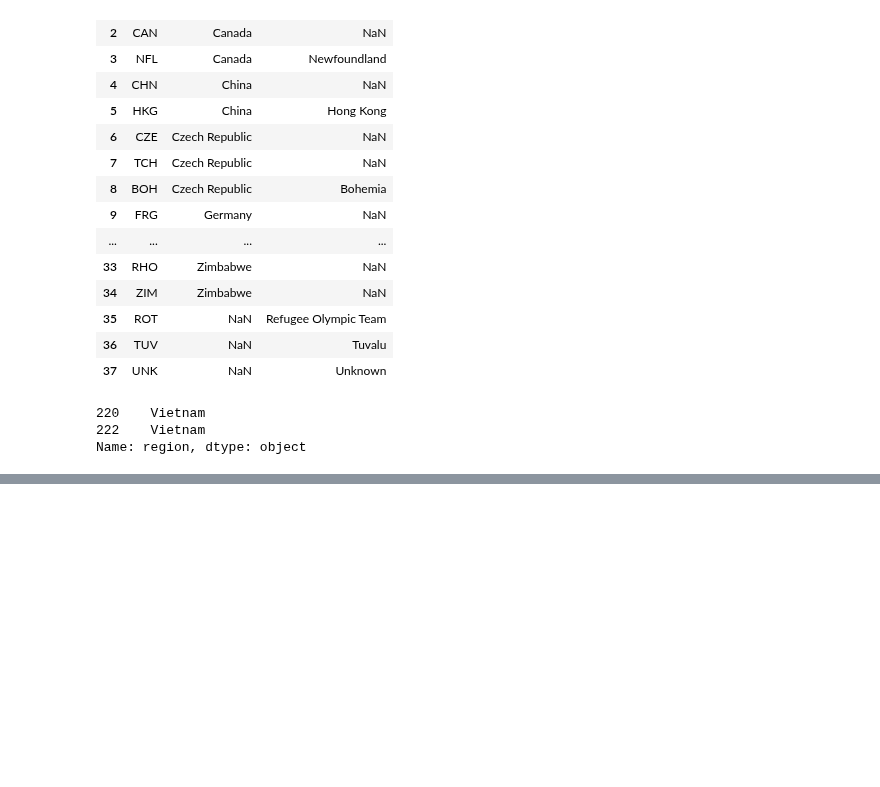
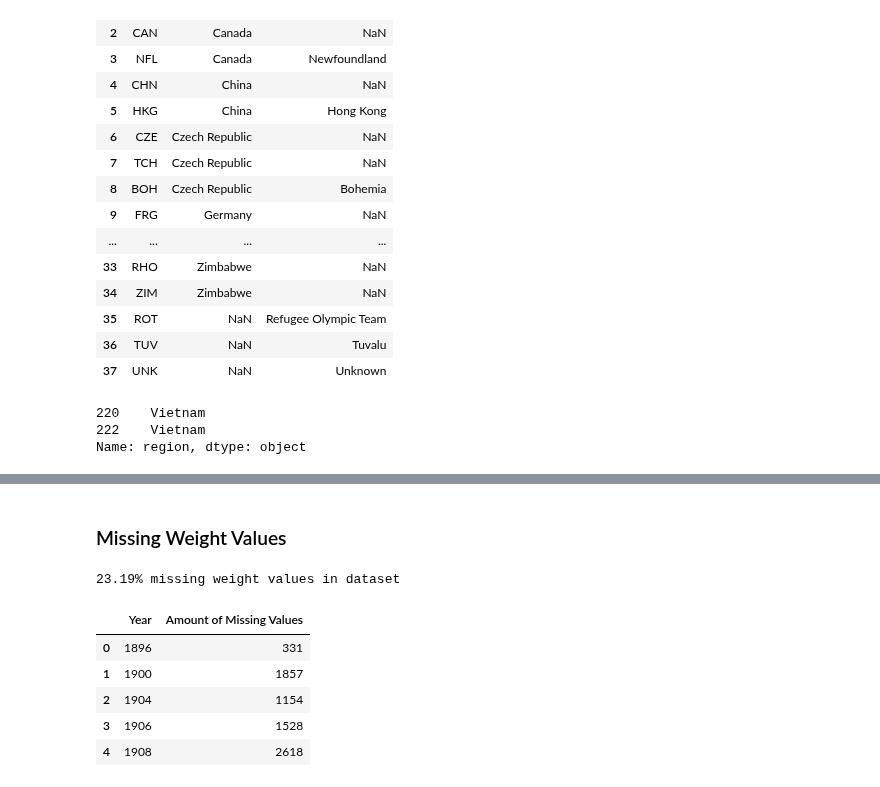
Before and after one commit to Andreas-Svensson/Databehandling-Project, a Jupyter notebook: E0_exploration.ipynb, the cells around one changed output, grey strips where cells are left out. Saved outputs shown, nothing was run; the diff lists cells and outputs as text; code cells hidden in the pictures; blank space fills up the shorter version.

```diff
--- a/E0_exploration.ipynb
+++ b/E0_exploration.ipynb
@@ -1018,0 +1048,18 @@ Name: region, dtype: object
+# %% [markdown]
+### Missing Weight Values
+# %%
+print(f"{len(df_athlete[df_athlete['Weight'].isna()]) / len(df_athlete) * 100:.2f}% missing weight values in dataset")
+# %% [output]
+23.19% missing weight values in dataset
+# %%
+# getting amount of missing values per year
+missing_weight_values = df_athlete["Weight"].isna().groupby(df_athlete["Year"]).sum().reset_index()
+missing_weight_values.rename(columns = {"Weight": "Amount of Missing Values"}, inplace = True)
+missing_weight_values.head()
+# %% [output]
+|  | Year | Amount of Missing Values |
+| 0 | 1896 | 331 |
+| 1 | 1900 | 1857 |
+| 2 | 1904 | 1154 |
+| 3 | 1906 | 1528 |
+| 4 | 1908 | 2618 |
```
Also changed, not shown: parts of 31 cells of this notebook.
